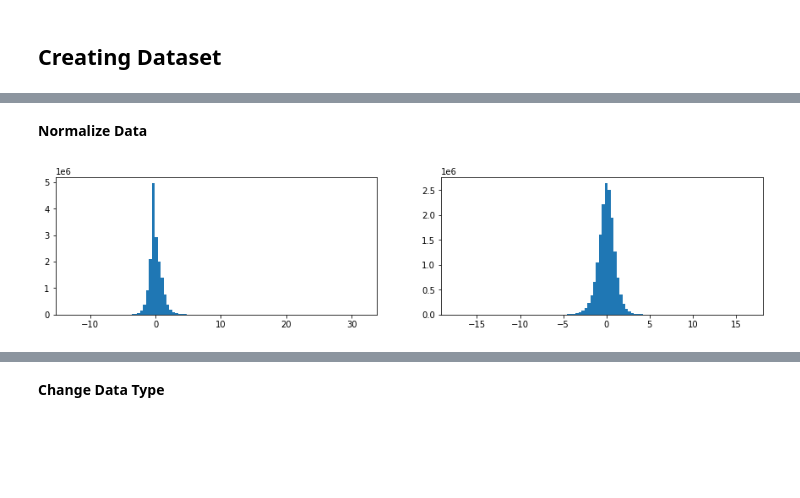
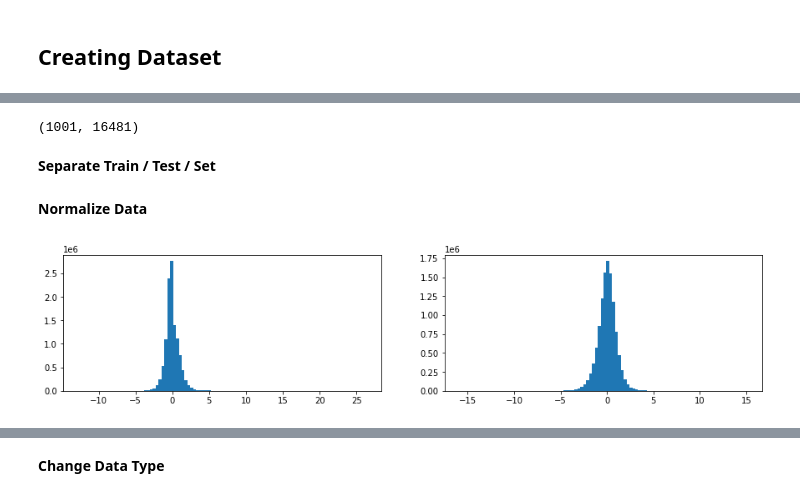
Before and after one commit to MatDagommer/crispr-genomics, a Jupyter notebook: graphNN.ipynb, the cells around one changed output, grey strips where cells are left out. Saved outputs shown, nothing was run; the diff lists cells and outputs as text; code cells hidden in the pictures; blank space fills up the shorter version.

Commit message:
effective graphNN

```diff
--- a/graphNN.ipynb
+++ b/graphNN.ipynb
@@ -93,3 +65,15 @@ edge_attr = index_links['combined_score'].to_numpy()
+# %%
+print( gene_expression_np.shape )
+# %% [output]
+(1001, 16481)
+# %% [markdown]
+**Separate Train / Test / Set**
+# %%
+# Ratio: 70 / 15 / 15
+from sklearn.model_selection import train_test_split
+
+X_train, X_test, y_train, y_test = train_test_split(gene_expression_np, gene_effect_np, test_size=0.15, random_state=1)
+X_train, X_val, y_train, y_val = train_test_split(X_train, y_train, test_size=0.18, random_state=1) # 0.85 x 0.18 ~= 0.15
 # %% [markdown]
 **Normalize Data**
 # %%
@@ -100,15 +84,23 @@ scale_effect = StandardScaler()
 scale_expression = StandardScaler()
 scale_attr = MinMaxScaler()
 
-scaled_effect = scale_effect.fit_transform(gene_effect_np)
-scaled_expression = scale_expression.fit_transform(gene_expression_np)
-scaled_attr = scale_attr.fit_transform(edge_attr)
+X_train = scale_expression.fit_transform( X_train )
+y_train = scale_effect.fit_transform( y_train )
+scaled_attr = scale_attr.fit_transform( edge_attr )
+
+# scale validation and test set
+
+X_test = scale_expression.transform( X_test )
+y_test = scale_effect.transform( y_test )
+
+X_val = scale_expression.transform( X_val )
+y_val = scale_effect.transform( y_val )
 # %%
 fig, ax = plt.subplots(1,2, figsize = (15,3))
-_ = ax[0].hist(np.hstack(scaled_expression), bins = 100)
-_ = ax[1].hist(np.hstack(scaled_effect), bins = 100)
+_ = ax[0].hist(np.hstack(X_train), bins = 100)
+_ = ax[1].hist(np.hstack(y_train), bins = 100)
 # %% [output]
-[figure, old version]
+[figure, new version]
 # %%
 _ = plt.hist(scaled_attr[:,0], bins = 20)
 # %% [output]
```
Also changed, not shown: parts of 25 cells of this notebook.
